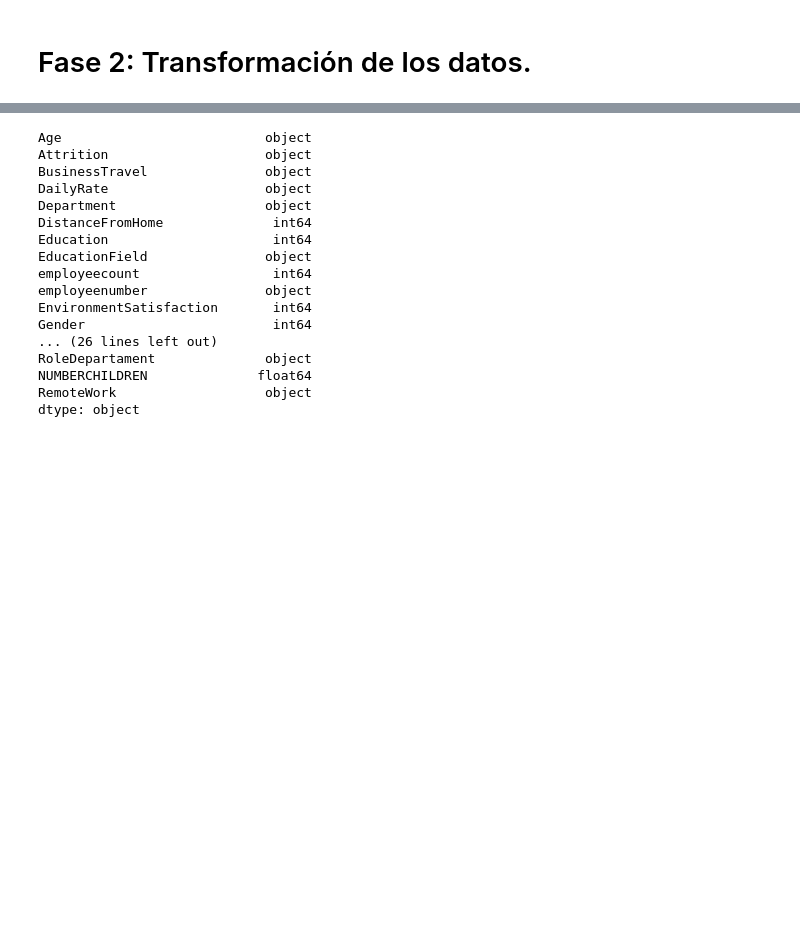
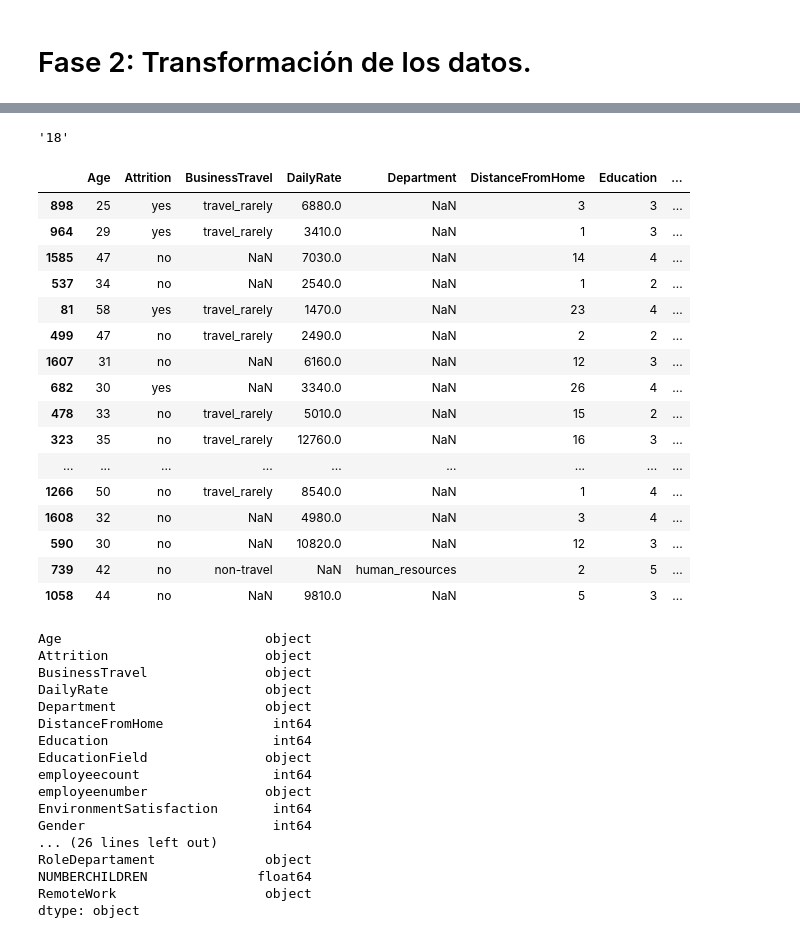
Before and after one commit to LuanaMagnabosco/Project-da-promo-A-modulo-3-team-2, a Jupyter notebook: fase-1-fase-2.ipynb, the cells around one changed output, grey strips where cells are left out. Drawn from its saved outputs; the diff is of its cells as text; code cells hidden in the pictures; blank space fills up the shorter version.

```diff
--- a/fase-1-fase-2.ipynb
+++ b/fase-1-fase-2.ipynb
@@ -492,3 +548,28 @@ REVISAR SI ELIMINAR
+# %%
+
+df_hr_raw_limpia['Age'].min()
+# %% [output]
+'18'
+# %%
+df_hr_raw_limpia.sample(20)
+# %% [output]
+|  | Age | Attrition | BusinessTravel | DailyRate | Department | DistanceFromHome | Education | ... |
+| 898 | 25 | yes | travel_rarely | 6880.0 | NaN | 3 | 3 | ... |
+| 964 | 29 | yes | travel_rarely | 3410.0 | NaN | 1 | 3 | ... |
+| 1585 | 47 | no | NaN | 7030.0 | NaN | 14 | 4 | ... |
+| 537 | 34 | no | NaN | 2540.0 | NaN | 1 | 2 | ... |
+| 81 | 58 | yes | travel_rarely | 1470.0 | NaN | 23 | 4 | ... |
+| 499 | 47 | no | travel_rarely | 2490.0 | NaN | 2 | 2 | ... |
+| 1607 | 31 | no | NaN | 6160.0 | NaN | 12 | 3 | ... |
+| 682 | 30 | yes | NaN | 3340.0 | NaN | 26 | 4 | ... |
+| 478 | 33 | no | travel_rarely | 5010.0 | NaN | 15 | 2 | ... |
+| 323 | 35 | no | travel_rarely | 12760.0 | NaN | 16 | 3 | ... |
+| ... | ... | ... | ... | ... | ... | ... | ... | ... |
+| 1266 | 50 | no | travel_rarely | 8540.0 | NaN | 1 | 4 | ... |
+| 1608 | 32 | no | NaN | 4980.0 | NaN | 3 | 4 | ... |
+| 590 | 30 | no | NaN | 10820.0 | NaN | 12 | 3 | ... |
+| 739 | 42 | no | non-travel | NaN | human_resources | 2 | 5 | ... |
+| 1058 | 44 | no | NaN | 9810.0 | NaN | 5 | 3 | ... |
 # %%
 df_hr_raw.dtypes
 # %% [output]
```
Also changed, not shown: parts of 17 cells of this notebook.
